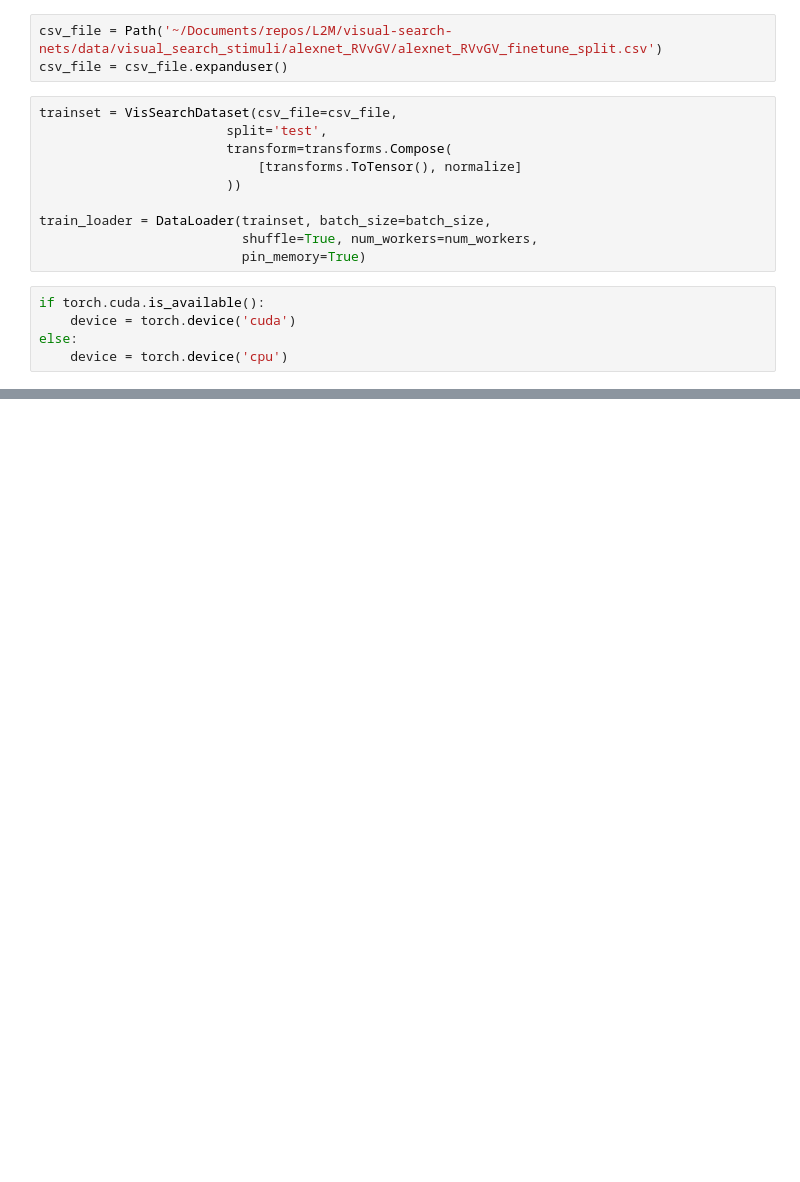
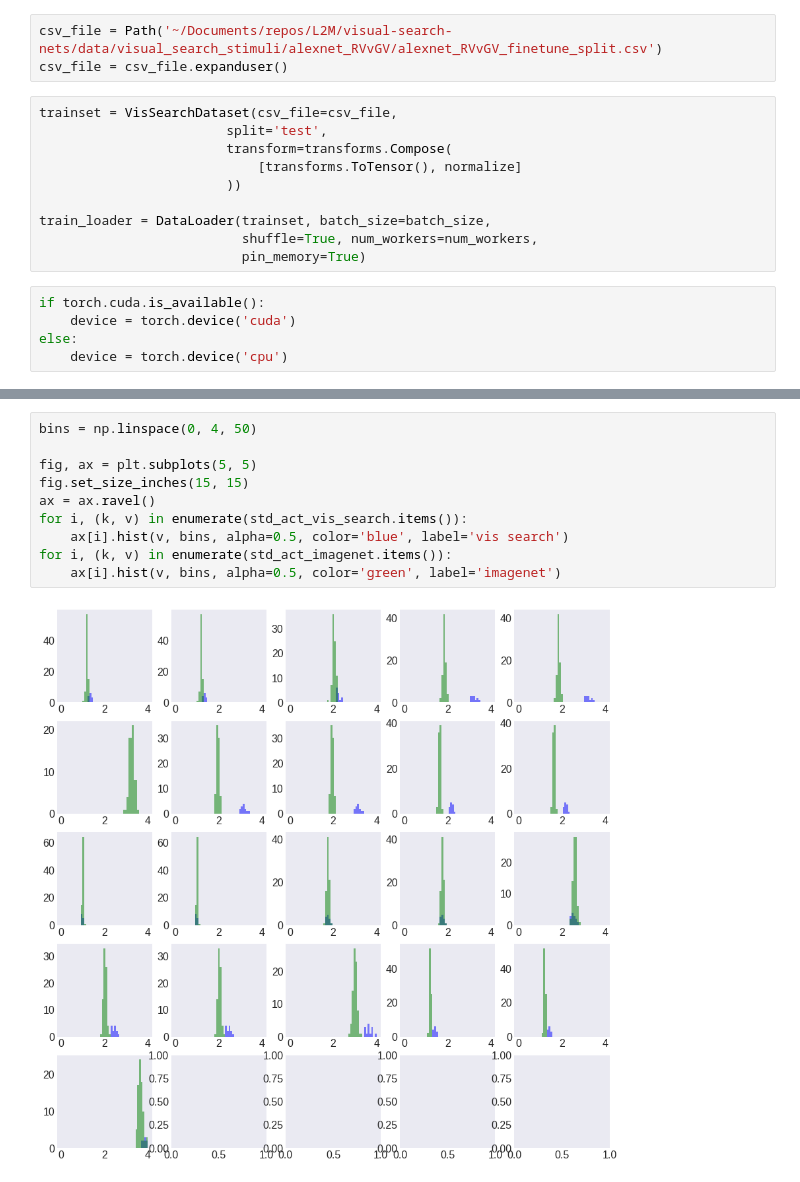
Before and after one commit to NickleDave/visual-search-nets, a Jupyter notebook: docs/notebooks/supp-info/compare-activations.ipynb, the cells around one changed output, grey strips where cells are left out. Drawn from its saved outputs; the diff is of its cells as text; blank space fills up the shorter version.

```diff
--- a/docs/notebooks/supp-info/compare-activations.ipynb
+++ b/docs/notebooks/supp-info/compare-activations.ipynb
@@ -112,0 +135,12 @@ mean:  -0.00092787744 std:  4.0739326
+# %%
+bins = np.linspace(0, 4, 50)
+
+fig, ax = plt.subplots(5, 5)
+fig.set_size_inches(15, 15)
+ax = ax.ravel()
+for i, (k, v) in enumerate(std_act_vis_search.items()):
+    ax[i].hist(v, bins, alpha=0.5, color='blue', label='vis search')
+for i, (k, v) in enumerate(std_act_imagenet.items()):
+    ax[i].hist(v, bins, alpha=0.5, color='green', label='imagenet')
+# %% [output]
+[figure, added]
```
Also changed, not shown: parts of 11 cells of this notebook.
